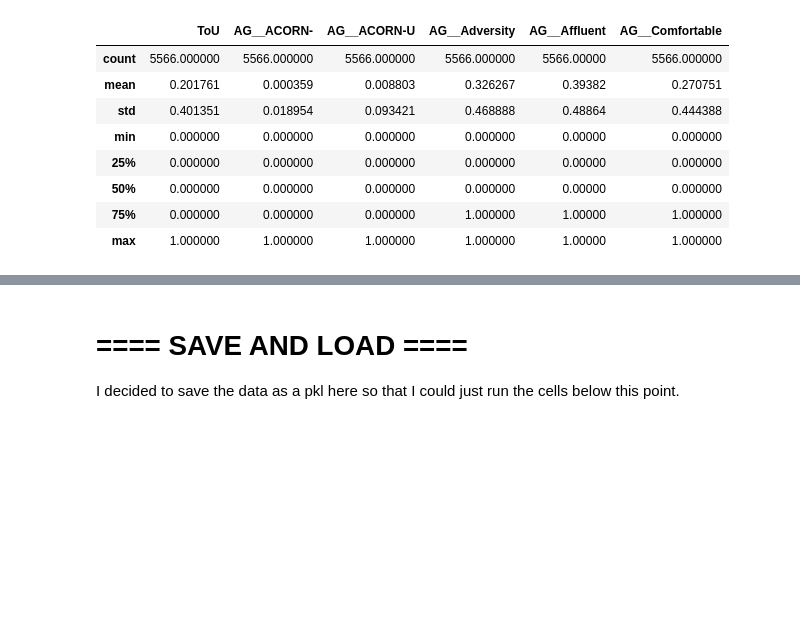
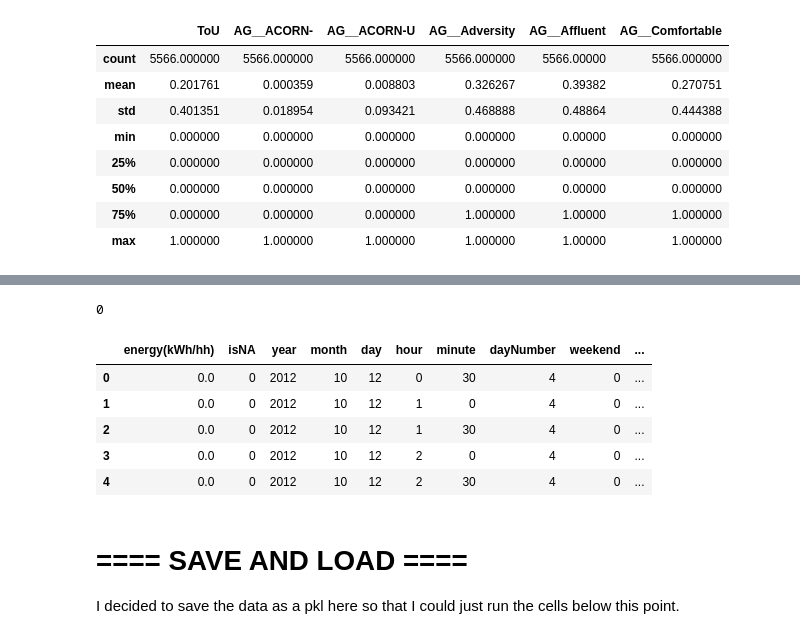
Before and after one commit to brepowell/EnergyConsumption, a Jupyter notebook: LondonDataFeatureEngineering.ipynb, the cells around one changed output, grey strips where cells are left out. Saved outputs shown, nothing was run; the diff lists cells and outputs as text; code cells hidden in the pictures; blank space fills up the shorter version.

```diff
--- a/LondonDataFeatureEngineering.ipynb
+++ b/LondonDataFeatureEngineering.ipynb
@@ -528,3 +528,7 @@ Data columns (total 7 columns):
  6   AG__Comfortable  5566 non-null   uint8
 dtypes: int32(1), object(1), uint8(5)
 memory usage: 92.5+ KB
+# %%
+mergedData3 = londonData.merge(houseFeatures, left_on='LCLid', right_on='ID', how='left')
+mergedData3 = mergedData3.fillna(0)
+mergedData3.info()
@@ -530,0 +553,16 @@ memory usage: 92.5+ KB
+# %%
+mergedData3.drop(columns=['LCLid','ID'], inplace=True)
+# %%
+nan_count = mergedData3.isnull().sum().sum()
+nan_count
+# %% [output]
+0
+# %%
+mergedData3.head()
+# %% [output]
+|  | energy(kWh/hh) | isNA | year | month | day | hour | minute | dayNumber | weekend | ... |
+| 0 | 0.0 | 0 | 2012 | 10 | 12 | 0 | 30 | 4 | 0 | ... |
+| 1 | 0.0 | 0 | 2012 | 10 | 12 | 1 | 0 | 4 | 0 | ... |
+| 2 | 0.0 | 0 | 2012 | 10 | 12 | 1 | 30 | 4 | 0 | ... |
+| 3 | 0.0 | 0 | 2012 | 10 | 12 | 2 | 0 | 4 | 0 | ... |
+| 4 | 0.0 | 0 | 2012 | 10 | 12 | 2 | 30 | 4 | 0 | ... |
```
Also changed, not shown: parts of 7 cells of this notebook.
